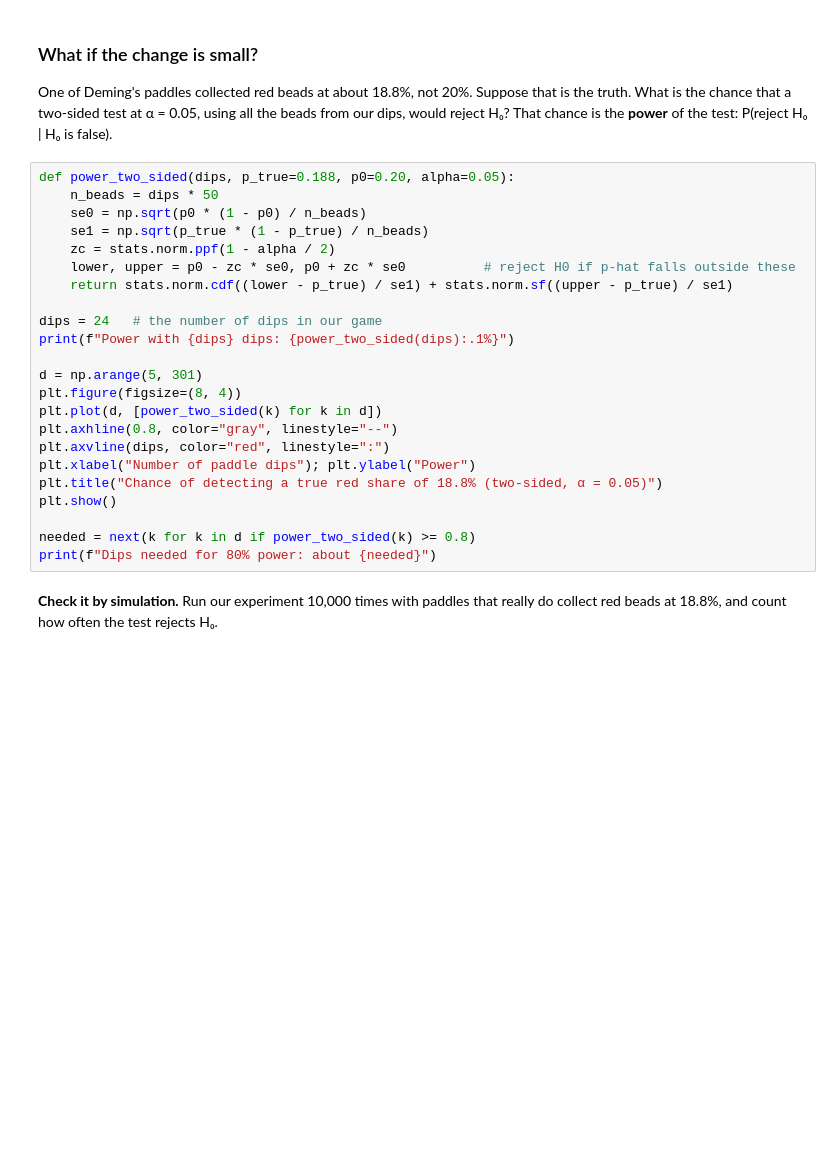
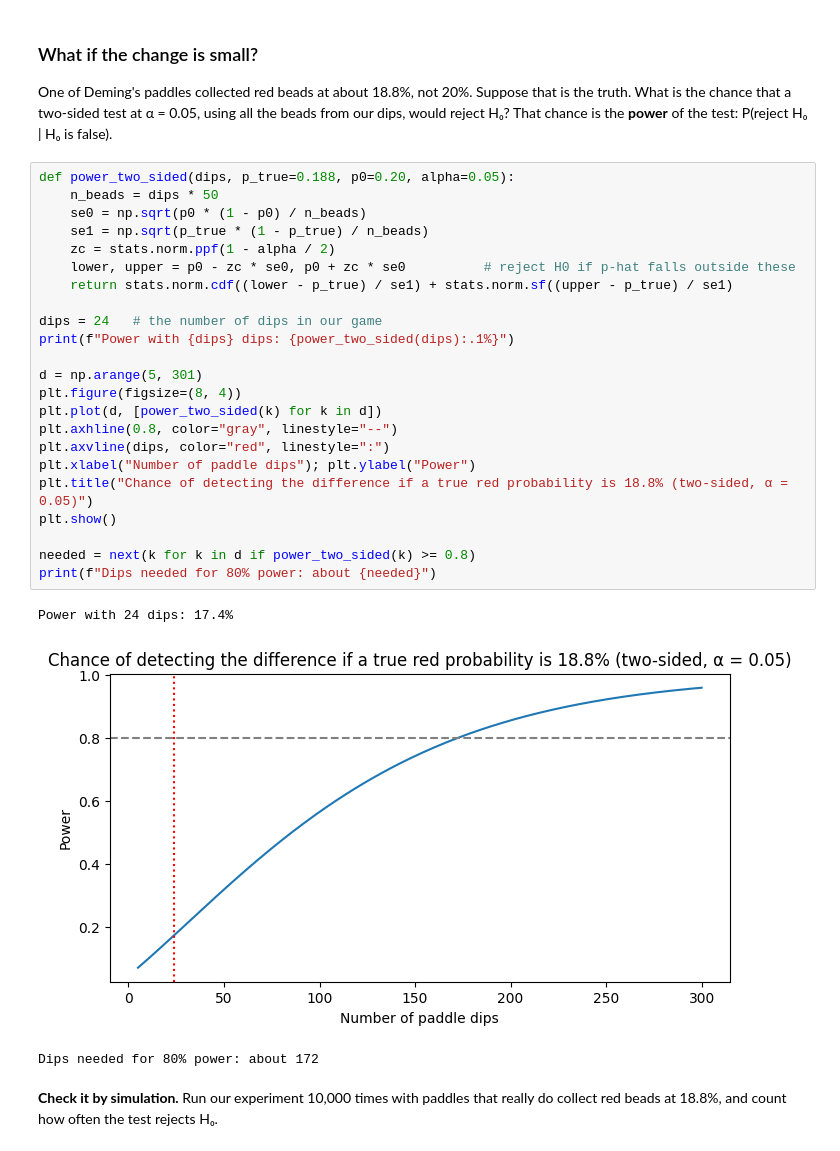
Before and after one commit to ust-buan-640/buan-640-notebooks, a Jupyter notebook: notebooks/hypothesis-testing-inclass.ipynb, the cells around one changed output. Saved outputs shown, nothing was run; the diff lists cells and outputs as text; blank space fills up the shorter version.

```diff
--- a/notebooks/hypothesis-testing-inclass.ipynb
+++ b/notebooks/hypothesis-testing-inclass.ipynb
@@ -51,26 +45,30 @@ One of Deming's paddles collected red beads at about 18.8%, not 20%. Suppose tha
 # %%
 def power_two_sided(dips, p_true=0.188, p0=0.20, alpha=0.05):
     n_beads = dips * 50
     se0 = np.sqrt(p0 * (1 - p0) / n_beads)
     se1 = np.sqrt(p_true * (1 - p_true) / n_beads)
     zc = stats.norm.ppf(1 - alpha / 2)
     lower, upper = p0 - zc * se0, p0 + zc * se0          # reject H0 if p-hat falls outside these
     return stats.norm.cdf((lower - p_true) / se1) + stats.norm.sf((upper - p_true) / se1)
 
 dips = 24   # the number of dips in our game
 print(f"Power with {dips} dips: {power_two_sided(dips):.1%}")
 
 d = np.arange(5, 301)
 plt.figure(figsize=(8, 4))
 plt.plot(d, [power_two_sided(k) for k in d])
 plt.axhline(0.8, color="gray", linestyle="--")
 plt.axvline(dips, color="red", linestyle=":")
 plt.xlabel("Number of paddle dips"); plt.ylabel("Power")
-plt.title("Chance of detecting a true red share of 18.8% (two-sided, α = 0.05)")
+plt.title("Chance of detecting the difference if a true red probability is 18.8% (two-sided, α = 0.05)")
 plt.show()
 
 needed = next(k for k in d if power_two_sided(k) >= 0.8)
 print(f"Dips needed for 80% power: about {needed}")
+# %% [output]
+Power with 24 dips: 17.4%
+[figure, added]
+Dips needed for 80% power: about 172
 # %% [markdown]
 **Check it by simulation.** Run our experiment 10,000 times with paddles that really do collect red beads at 18.8%, and count how often the test rejects H₀.
 # %%
```
Also changed, not shown: parts of 14 cells of this notebook.
